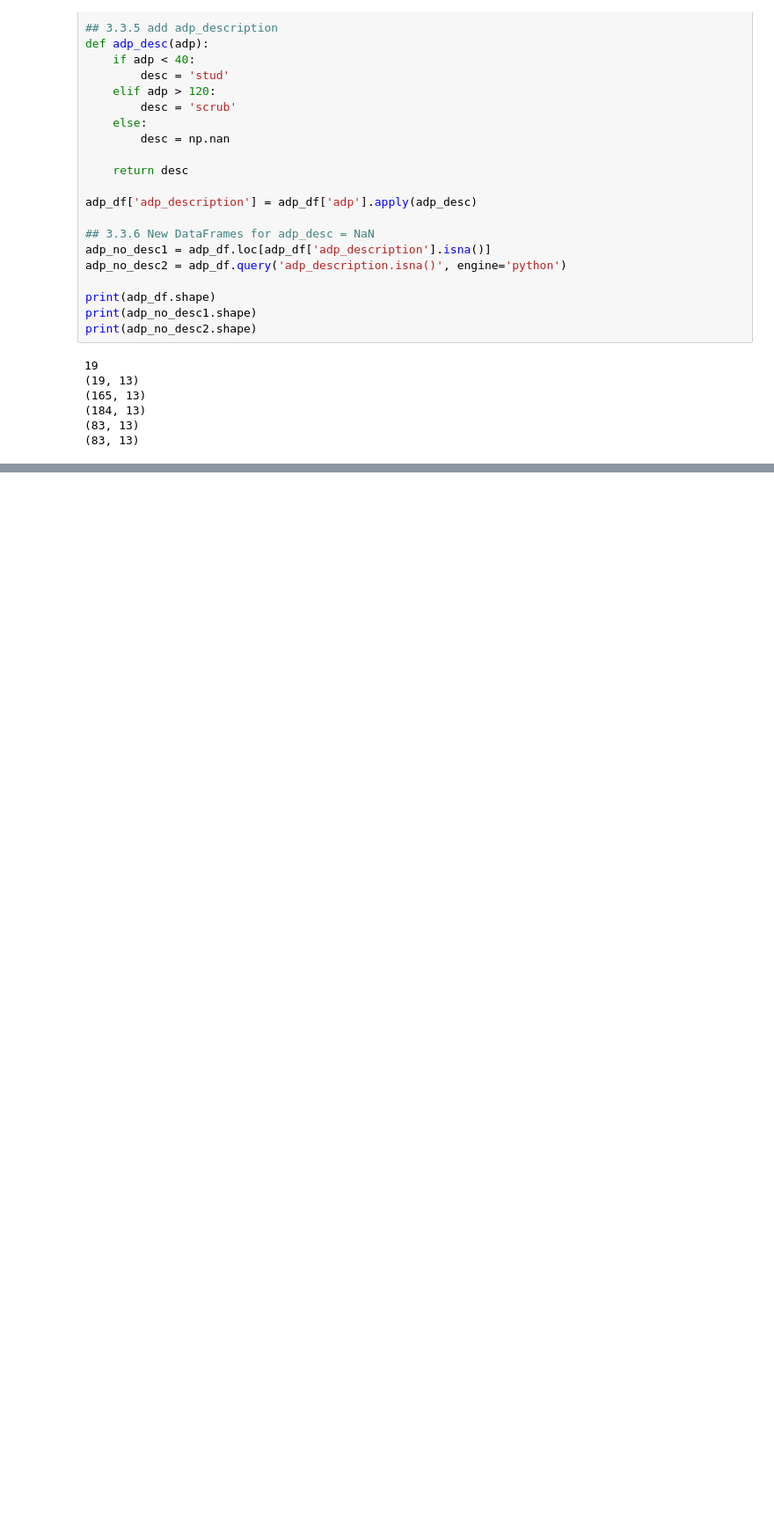
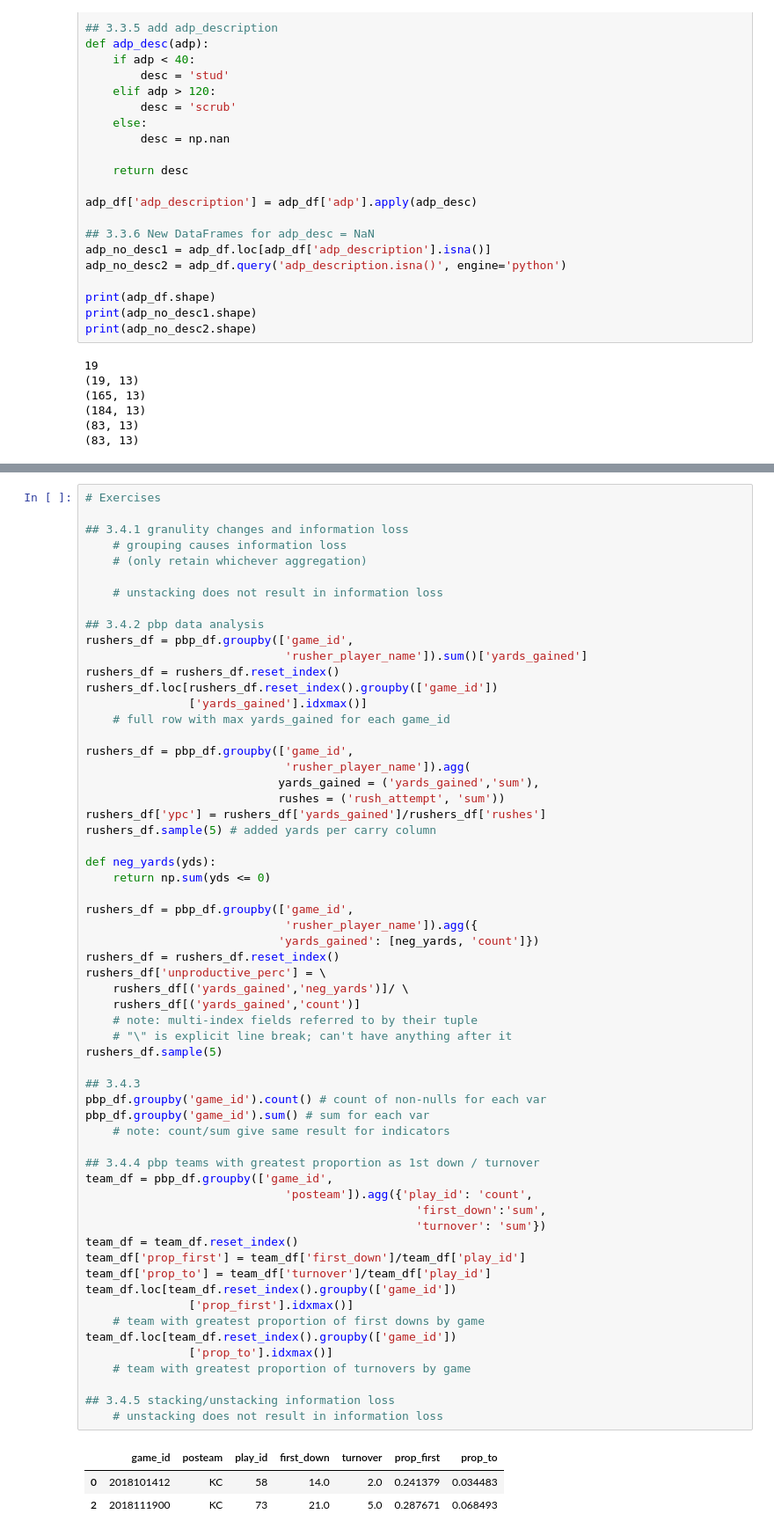
Before and after one commit to 10E-4m2/Notes-LTCWFF, a Jupyter notebook: LTCWFF-HandsOn.ipynb, the cells around one changed output, grey strips where cells are left out. Shown: that part at 88% size. Drawn from its saved outputs; the diff is of its cells as text; blank space fills up the shorter version.

Commit message:
Add notes for grouping & stacking

```diff
--- a/LTCWFF-HandsOn.ipynb
+++ b/LTCWFF-HandsOn.ipynb
@@ -883,0 +964,64 @@ print(adp_no_desc2.shape)
+# %%
+# Exercises
+
+## 3.4.1 granulity changes and information loss
+    # grouping causes information loss
+    # (only retain whichever aggregation)
+
+    # unstacking does not result in information loss
+
+## 3.4.2 pbp data analysis
+rushers_df = pbp_df.groupby(['game_id',
+                             'rusher_player_name']).sum()['yards_gained']
+rushers_df = rushers_df.reset_index()
+rushers_df.loc[rushers_df.reset_index().groupby(['game_id'])
+               ['yards_gained'].idxmax()]
+    # full row with max yards_gained for each game_id
+
+rushers_df = pbp_df.groupby(['game_id',
+                             'rusher_player_name']).agg(
+                            yards_gained = ('yards_gained','sum'),
+                            rushes = ('rush_attempt', 'sum'))
+rushers_df['ypc'] = rushers_df['yards_gained']/rushers_df['rushes']
+rushers_df.sample(5) # added yards per carry column
+
+def neg_yards(yds):
+    return np.sum(yds <= 0)
+
+rushers_df = pbp_df.groupby(['game_id',
+                             'rusher_player_name']).agg({
+                            'yards_gained': [neg_yards, 'count']})
+rushers_df = rushers_df.reset_index()
+rushers_df['unproductive_perc'] = \
+    rushers_df[('yards_gained','neg_yards')]/ \
+    rushers_df[('yards_gained','count')]
+    # note: multi-index fields referred to by their tuple
+    # "\" is explicit line break; can't have anything after it
+rushers_df.sample(5)
+
+## 3.4.3
+pbp_df.groupby('game_id').count() # count of non-nulls for each var
+pbp_df.groupby('game_id').sum() # sum for each var
+    # note: count/sum give same result for indicators
+
+## 3.4.4 pbp teams with greatest proportion as 1st down / turnover
+team_df = pbp_df.groupby(['game_id',
+                             'posteam']).agg({'play_id': 'count',
+                                                'first_down':'sum',
+                                                'turnover': 'sum'})
+team_df = team_df.reset_index()
+team_df['prop_first'] = team_df['first_down']/team_df['play_id']
+team_df['prop_to'] = team_df['turnover']/team_df['play_id']
+team_df.loc[team_df.reset_index().groupby(['game_id'])
+               ['prop_first'].idxmax()]
+    # team with greatest proportion of first downs by game
+team_df.loc[team_df.reset_index().groupby(['game_id'])
+               ['prop_to'].idxmax()]
+    # team with greatest proportion of turnovers by game
+
+## 3.4.5 stacking/unstacking information loss
+    # unstacking does not result in information loss
+# %% [output]
+|  | game_id | posteam | play_id | first_down | turnover | prop_first | prop_to |
+| 0 | 2018101412 | KC | 58 | 14.0 | 2.0 | 0.241379 | 0.034483 |
+| 2 | 2018111900 | KC | 73 | 21.0 | 5.0 | 0.287671 | 0.068493 |
```
Also changed, not shown: parts of 2 cells of this notebook.
